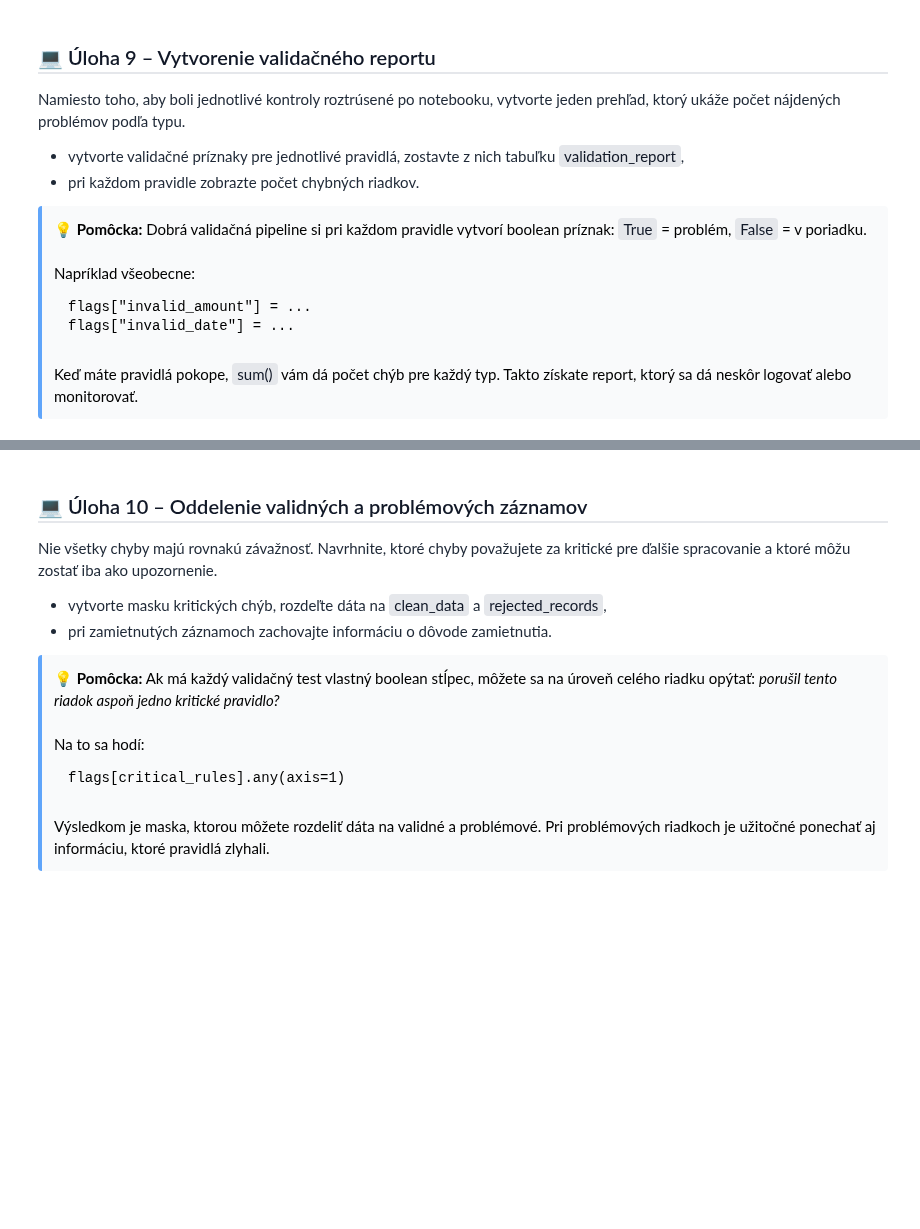
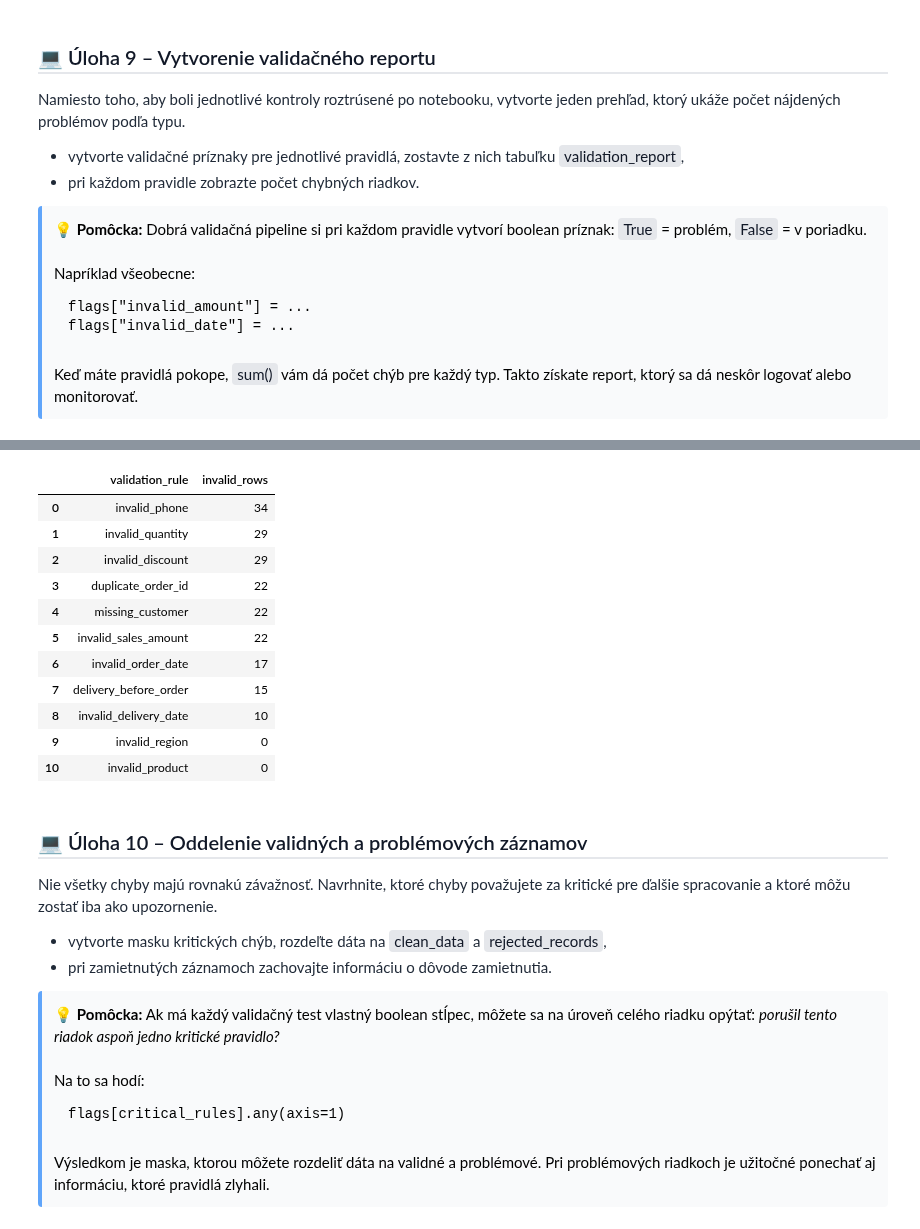
Before and after one commit to michalsimo9-source/Databazove_technologie, a Jupyter notebook: week_5/1b/error_handling.ipynb, the cells around one changed output, grey strips where cells are left out. Saved outputs shown, nothing was run; the diff lists cells and outputs as text; code cells hidden in the pictures; blank space fills up the shorter version.

```diff
--- a/week_5/1b/error_handling.ipynb
+++ b/week_5/1b/error_handling.ipynb
@@ -325,0 +356,11 @@ Delivery before order: 18
+# %%
+df['OrderDate_clean'] = pd.to_datetime(df['OrderDate'], errors='coerce')
+df['DeliveryDate_clean'] = pd.to_datetime(df['DeliveryDate'], errors='coerce')
+
+invalid_order_date = df['OrderDate_clean'].isna()
+invalid_delivery_date = df['DeliveryDate_clean'].isna()
+delivery_before_order = (df['DeliveryDate_clean'] < df['OrderDate_clean']) & ~invalid_order_date & ~invalid_delivery_date
+
+print(f"Invalid OrderDate: {invalid_order_date.sum()}")
+print(f"Invalid DeliveryDate: {invalid_delivery_date.sum()}")
+print(f"Delivery before order: {delivery_before_order.sum()}")
@@ -346,0 +388,10 @@ Invalid non-empty phone numbers: 34
+# %%
+phone_digits = df['PhoneNumber'].astype(str).str.replace(r'\D', '', regex=True)
+
+phone_is_filled = df['PhoneNumber'].notna() & (df['PhoneNumber'].astype(str).str.strip() != '') & (df['PhoneNumber'].astype(str).str.lower() != 'nan')
+phone_valid_length = phone_digits.str.len().between(10, 15)
+
+invalid_phone = phone_is_filled & (~phone_valid_length)
+print(f"Invalid non-empty phone numbers: {invalid_phone.sum()}")
+
+df['PhoneNumber_clean'] = np.where(phone_is_filled & phone_valid_length, phone_digits, np.nan)
@@ -380,3 +418,37 @@ Takto získate report, ktorý sa dá neskôr logovať alebo monitorovať.
+# %%
+flags = pd.DataFrame({
+    'duplicate_order_id': df.duplicated(subset=['OrderID'], keep=False),
+    'missing_customer': df['CustomerName'].isna() | (df['CustomerName'].astype(str).str.strip() == ''),
+    'invalid_region': invalid_regions,
+    'invalid_product': invalid_products,
+    'invalid_quantity': invalid_quantity,
+    'invalid_sales_amount': invalid_sales_amount,
+    'invalid_discount': invalid_discount,
+    'invalid_order_date': invalid_order_date,
+    'invalid_delivery_date': invalid_delivery_date,
+    'delivery_before_order': delivery_before_order,
+    'invalid_phone': invalid_phone
+})
+
+report_data = []
+for col in flags.columns:
+    report_data.append({'validation_rule': col, 'invalid_rows': flags[col].sum()})
+
+validation_report = pd.DataFrame(report_data).sort_values(by='invalid_rows', ascending=False).reset_index(drop=True)
+display(validation_report)
+# %% [output]
+|  | validation_rule | invalid_rows |
+| 0 | invalid_phone | 34 |
+| 1 | invalid_quantity | 29 |
+| 2 | invalid_discount | 29 |
+| 3 | duplicate_order_id | 22 |
+| 4 | missing_customer | 22 |
+| 5 | invalid_sales_amount | 22 |
+| 6 | invalid_order_date | 17 |
+| 7 | delivery_before_order | 15 |
+| 8 | invalid_delivery_date | 10 |
+| 9 | invalid_region | 0 |
+| 10 | invalid_product | 0 |
 # %% [markdown]
 <h2 style="margin: 24px 0 16px; font-size: 20px; font-weight: 600; font-family: 'Segoe UI', Roboto, sans-serif; color: #111827; border-bottom: 2px solid #e5e7eb; padding-bottom: 6px;">💻 Úloha 10 – Oddelenie validných a problémových záznamov</h2>
 <p style="font-family: 'Segoe UI', Roboto, sans-serif; color: #1f2937; line-height: 1.65; margin: 8px 0 12px;">Nie všetky chyby majú rovnakú závažnosť. Navrhnite, ktoré chyby považujete za kritické pre ďalšie spracovanie a ktoré môžu zostať iba ako upozornenie.</p>
```
Also changed, not shown: parts of 20 cells of this notebook, 3 other files.
